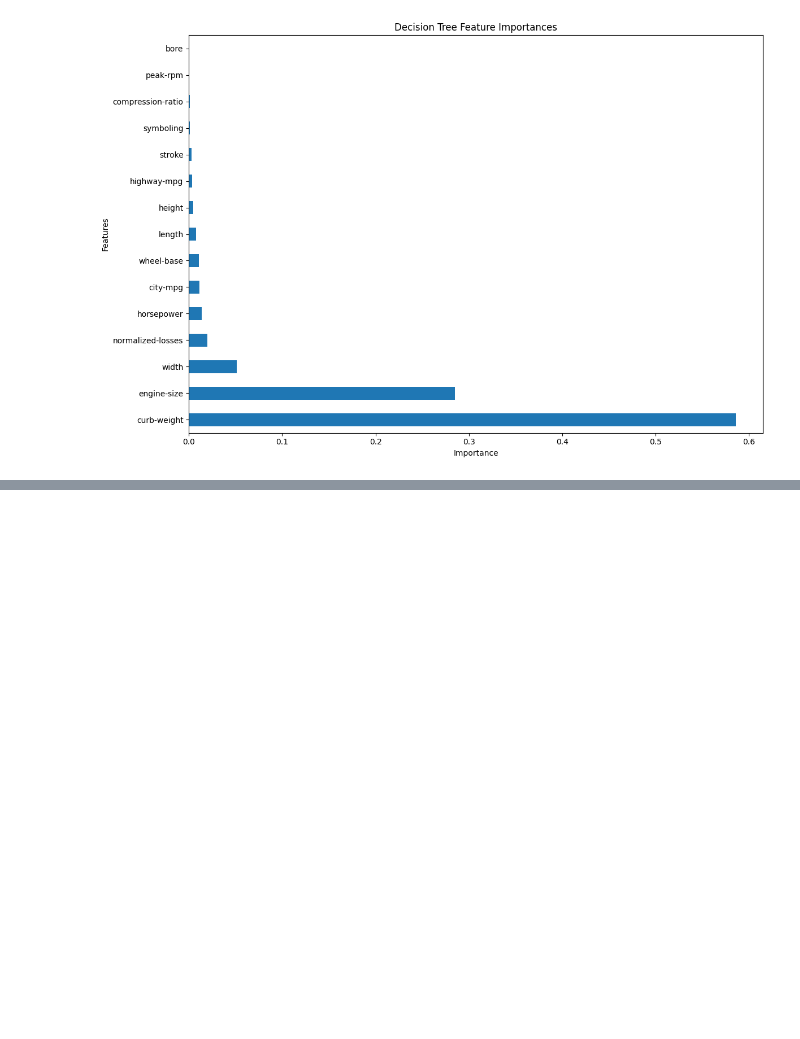
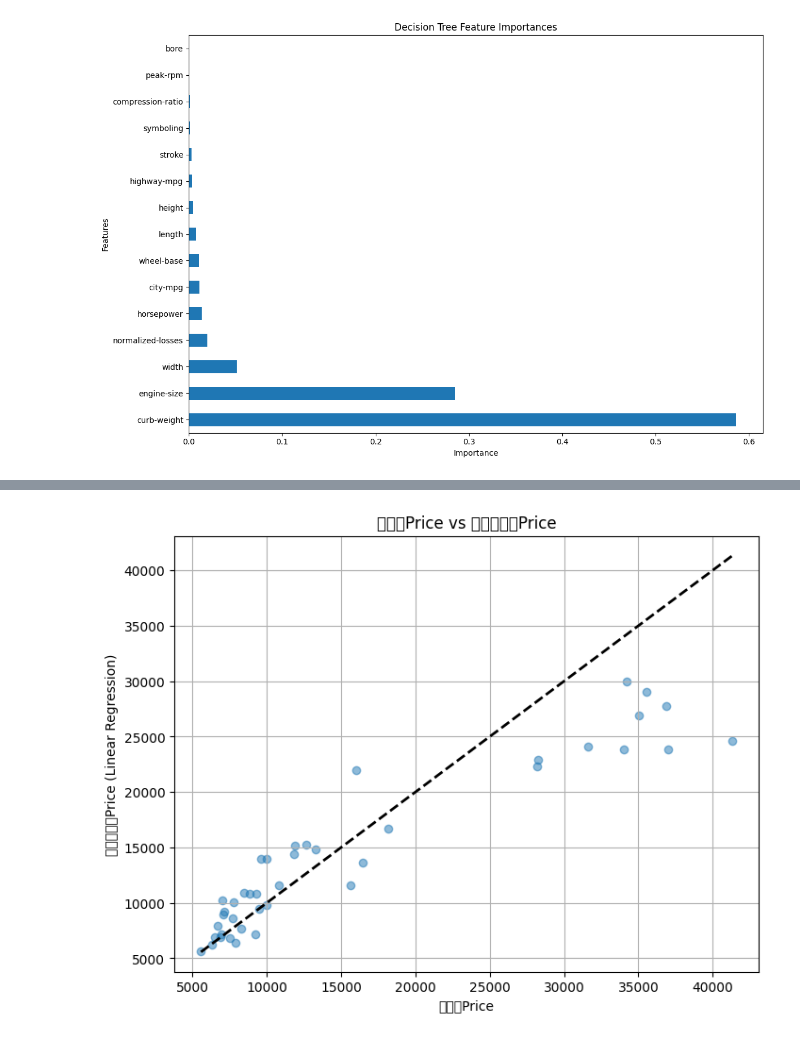
Before and after one commit to kichiyomu/ics_uci_edu, a Jupyter notebook: uci_10_auto.ipynb, the cells around one changed output, grey strips where cells are left out. Drawn from its saved outputs; the diff is of its cells as text; code cells hidden in the pictures; blank space fills up the shorter version.

```diff
--- a/uci_10_auto.ipynb
+++ b/uci_10_auto.ipynb
@@ -643,0 +692,88 @@ dtype: float64
+# %%
+# prompt: 目的変数をpriceとして、変数減少法による予測を行ってください。予測値との比較もお願いします（散布図）
+
+# --- Preceding code for data loading, preparation, and splitting ---
+# (Assuming X_train, X_test, y_train, y_test and 'model' (LinearRegression) are already defined from the previous code)
+# --- End of preceding code ---
+
+# 予測値との比較（散布図）
+plt.figure(figsize=(8, 6))
+plt.scatter(y_test, y_pred, alpha=0.5)
+plt.plot([y_test.min(), y_test.max()], [y_test.min(), y_test.max()], 'k--', lw=2) # 完璧な予測を示す対角線
+plt.xlabel("実際のPrice")
+plt.ylabel("予測されたPrice (Linear Regression)")
+plt.title("実際のPrice vs 予測されたPrice")
+plt.grid(True)
+plt.show()
+
+# モデルの性能評価
+mse = mean_squared_error(y_test, y_pred)
+rmse = np.sqrt(mse)
+r2 = r2_score(y_test, y_pred)
+
+print(f"\nテストセットでのモデル性能評価:")
+print(f"平均二乗誤差 (MSE): {mse:.2f}")
+print(f"平方根平均二乗誤差 (RMSE): {rmse:.2f}")
+print(f"決定係数 (R2): {r2:.2f}")
+
+# 変数減少法については、前段のコードでPermutation ImportanceやSHAPなどで特徴量の重要度を確認済みです。
+# これらの結果に基づいて、重要度の低い特徴量を削除して再度モデルを訓練し、性能を比較する、というのが典型的な変数減少法（特徴量選択）の流れになります。
+# ここでは例として、Permutation Importanceで下位5つの特徴量を削除してみます。
+
+# Permutation Importanceの結果を基に、重要度の低い特徴量を取得
+# (前段のpermutation_importance計算が実行されている前提)
+if 'result' in globals(): # result変数が存在するか確認
+    sorted_idx = result.importances_mean.argsort()
+    least_important_features = X_train.columns[sorted_idx[:5]].tolist() # 下位5つ
+
+    print(f"\n重要度の低い特徴量 (Permutation Importanceに基づき削除): {least_important_features}")
+
+    # 重要度の低い特徴量を削除した新しいデータセットを作成
+    X_train_reduced = X_train.drop(columns=least_important_features)
+    X_test_reduced = X_test.drop(columns=least_important_features)
+
+    # 変数減少後のデータで新しい線形回帰モデルを訓練
+    print("\n変数減少後にモデルを再訓練...")
+    model_reduced = LinearRegression()
+    model_reduced.fit(X_train_reduced, y_train)
+
+    # 変数減少後のモデルで予測
+    y_pred_reduced = model_reduced.predict(X_test_reduced)
+
+    print("\n変数減少後モデルの予測値との比較（散布図）")
+    # 予測値との比較（散布図） - 変数減少後
+    plt.figure(figsize=(8, 6))
+    plt.scatter(y_test, y_pred_reduced, alpha=0.5, color='red')
+    plt.plot([y_test.min(), y_test.max()], [y_test.min(), y_test.max()], 'k--', lw=2)
+    plt.xlabel("実際のPrice")
+    plt.ylabel("予測されたPrice (Reduced Features)")
+    plt.title("実際のPrice vs 予測されたPrice (変数減少後)")
+    plt.grid(True)
+    plt.show()
+
+    # 変数減少後のモデルの性能評価
+    mse_reduced = mean_squared_error(y_test, y_pred_reduced)
+    rmse_reduced = np.sqrt(mse_reduced)
+    r2_reduced = r2_score(y_test, y_pred_reduced)
+
+    print(f"\n変数減少後モデルのテストセットでの性能評価:")
+    print(f"平均二乗誤差 (MSE): {mse_reduced:.2f}")
+    print(f"平方根平均二乗誤差 (RMSE): {rmse_reduced:.2f}")
+    print(f"決定係数 (R2): {r2_reduced:.2f}")
+
+    # 元のモデルと変数減少後のモデルの性能を比較
+    print("\n--- モデル性能比較 ---")
+    print(f"元のモデル (全特徴量):")
+    print(f"  MSE: {mse:.2f}, RMSE: {rmse:.2f}, R2: {r2:.2f}")
+    print(f"変数減少後モデル ({len(X_train_reduced.columns)} 特徴量):")
+    print(f"  MSE: {mse_reduced:.2f}, RMSE: {rmse_reduced:.2f}, R2: {r2_reduced:.2f}")
+
+else:
+    print("\nPermutation Importance の結果が見つかりませんでした。変数減少法の例を実行できません。")
+    print("前段の permutation_importance 計算コードが正常に実行されたか確認してください。")
+
+# 変数減少法は、モデルの解釈性を高めたり、計算コストを削減したり、過学習を抑制したりする目的で行われます。
+# 性能が大きく低下しない範囲で特徴量を減らすことが一般的です。
+# どの特徴量を削除するかは、Permutation Importanceだけでなく、SHAP値、ドメイン知識、あるいはBackward EliminationやForward Selectionといった手法を用いても決定できます。
+# %% [output]
+[figure, added]
```
Also changed, not shown: parts of 5 cells of this notebook.
